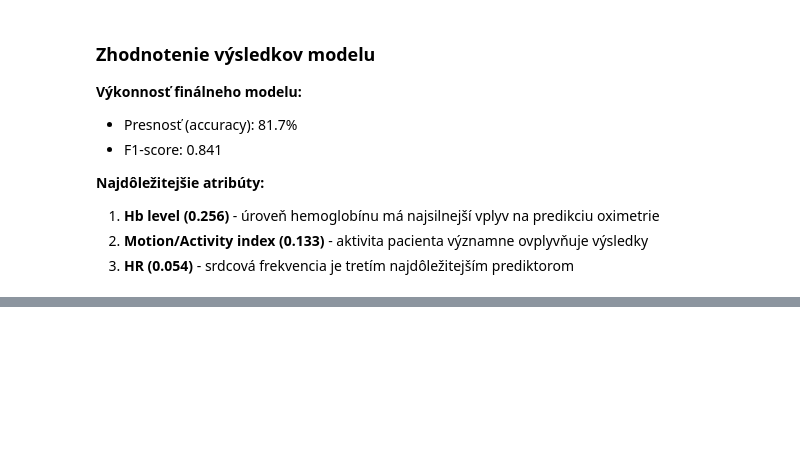
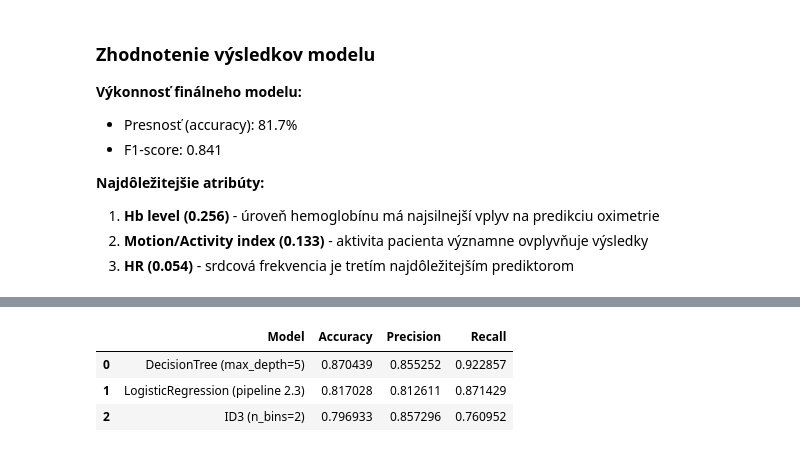
Before and after one commit to BohachNazar/IAUZadanie1, a Jupyter notebook: 1.ipynb, the cells around one changed output, grey strips where cells are left out. Cells and saved outputs as stored; diff of their text form; code cells hidden in the pictures; blank space fills up the shorter version.

```diff
--- a/1.ipynb
+++ b/1.ipynb
@@ -1704,0 +1934,89 @@ weighted avg       0.82      0.82      0.82      1891
+# %%
+from sklearn.tree import DecisionTreeClassifier
+from sklearn.pipeline import Pipeline
+from sklearn.compose import ColumnTransformer
+from sklearn.preprocessing import OneHotEncoder, MinMaxScaler
+from sklearn.impute import SimpleImputer
+from sklearn.feature_selection import SelectKBest, mutual_info_classif
+from sklearn.metrics import accuracy_score, precision_score, recall_score, classification_report
+
+numeric_features = X.select_dtypes(include=[np.number]).columns
+categorical_features = X.select_dtypes(include=['object']).columns
+
+numeric_transformer = Pipeline(steps=[
+    ("imputer", SimpleImputer(strategy="median")),
+    ("scaler", MinMaxScaler())
+])
+
+categorical_transformer = Pipeline(steps=[
+    ("imputer", SimpleImputer(strategy="most_frequent")),
+    ("encoder", OneHotEncoder(handle_unknown="ignore"))
+])
+
+preprocessor2 = ColumnTransformer(
+    transformers=[
+        ("num", numeric_transformer, numeric_features),
+        ("cat", categorical_transformer, categorical_features)
+    ]
+)
+
+# (A) Stromový model: DecisionTreeClassifier
+tree_clf = DecisionTreeClassifier(random_state=42, max_depth=5)
+pipeline_tree = Pipeline(steps=[
+    ("preprocessing", preprocessor2),
+    ("feature_selection", SelectKBest(score_func=mutual_info_classif, k=10)),
+    ("model", tree_clf)
+])
+
+pipeline_tree.fit(X_train, y_train)
+y_pred_tree = pipeline_tree.predict(X_test)
+
+print("[DecisionTree] Výkonnosť na testovacej množine:")
+print(f"Accuracy:  {accuracy_score(y_test, y_pred_tree):.3f}")
+print(f"Precision: {precision_score(y_test, y_pred_tree):.3f}")
+print(f"Recall:    {recall_score(y_test, y_pred_tree):.3f}")
+print("\nClassification Report:\n", classification_report(y_test, y_pred_tree))
+
+#vypočítame mená vybraných features (po preprocessingu + SelectKBest) pre vizualizáciu stromu
+preproc_fitted = pipeline_tree.named_steps["preprocessing"]
+num_names = preproc_fitted.named_transformers_["num"].get_feature_names_out(numeric_features)
+cat_names = (
+    preproc_fitted.named_transformers_["cat"].named_steps["encoder"].get_feature_names_out(categorical_features)
+    if len(categorical_features) > 0 else np.array([])
+ )
+all_feature_names = np.concatenate([num_names, cat_names])
+sel_mask = pipeline_tree.named_steps["feature_selection"].get_support()
+selected_feature_names = all_feature_names[sel_mask]
+
+# (B) Nestromový baseline
+try:
+    y_pred_lr = pipeline.predict(X_test)
+    acc_lr = accuracy_score(y_test, y_pred_lr)
+    prec_lr = precision_score(y_test, y_pred_lr)
+    rec_lr = recall_score(y_test, y_pred_lr)
+    print("\n[LogisticRegression] Výkonnosť na testovacej množine:")
+    print(f"Accuracy:  {acc_lr:.3f}")
+    print(f"Precision: {prec_lr:.3f}")
+    print(f"Recall:    {rec_lr:.3f}")
+except NameError:
+    print("\n[LogisticRegression] Pipeline z časti 2.3 nie je v pamäti. Spustite, prosím, bunku 2.3 pre porovnanie.")
+    acc_lr = prec_lr = rec_lr = np.nan
+
+# (C) Porovnanie s jednoduchým ID3 (n_bins=2) z 3.1(C)
+try:
+    y_pred_id3_simple = id3_simple.predict(X_test)
+    acc_id3 = accuracy_score(y_test, y_pred_id3_simple)
+    prec_id3 = precision_score(y_test, y_pred_id3_simple)
+    rec_id3 = recall_score(y_test, y_pred_id3_simple)
+except NameError:
+    print("[ID3] Model `id3_simple` z 3.1(C) nie je v pamäti. Spustite, prosím, bunku 3.1(C) pre porovnanie.")
+    acc_id3 = prec_id3 = rec_id3 = np.nan
+
+summary = pd.DataFrame([
+    {"Model": "DecisionTree (max_depth=5)", "Accuracy": accuracy_score(y_test, y_pred_tree), "Precision": precision_score(y_test, y_pred_tree), "Recall": recall_score(y_test, y_pred_tree)},
+    {"Model": "LogisticRegression (pipeline 2.3)", "Accuracy": acc_lr, "Precision": prec_lr, "Recall": rec_lr},
+    {"Model": "ID3 (n_bins=2)", "Accuracy": acc_id3, "Precision": prec_id3, "Recall": rec_id3},
+])
+print("\nZhrnutie metrík (test):")
+display(summary)
+# %% [output]
@@ -1704,0 +2040,4 @@ weighted avg       0.82      0.82      0.82      1891
+|  | Model | Accuracy | Precision | Recall |
+| 0 | DecisionTree (max_depth=5) | 0.870439 | 0.855252 | 0.922857 |
+| 1 | LogisticRegression (pipeline 2.3) | 0.817028 | 0.812611 | 0.871429 |
+| 2 | ID3 (n_bins=2) | 0.796933 | 0.857296 | 0.760952 |
```
Also changed, not shown: parts of 11 cells of this notebook.
